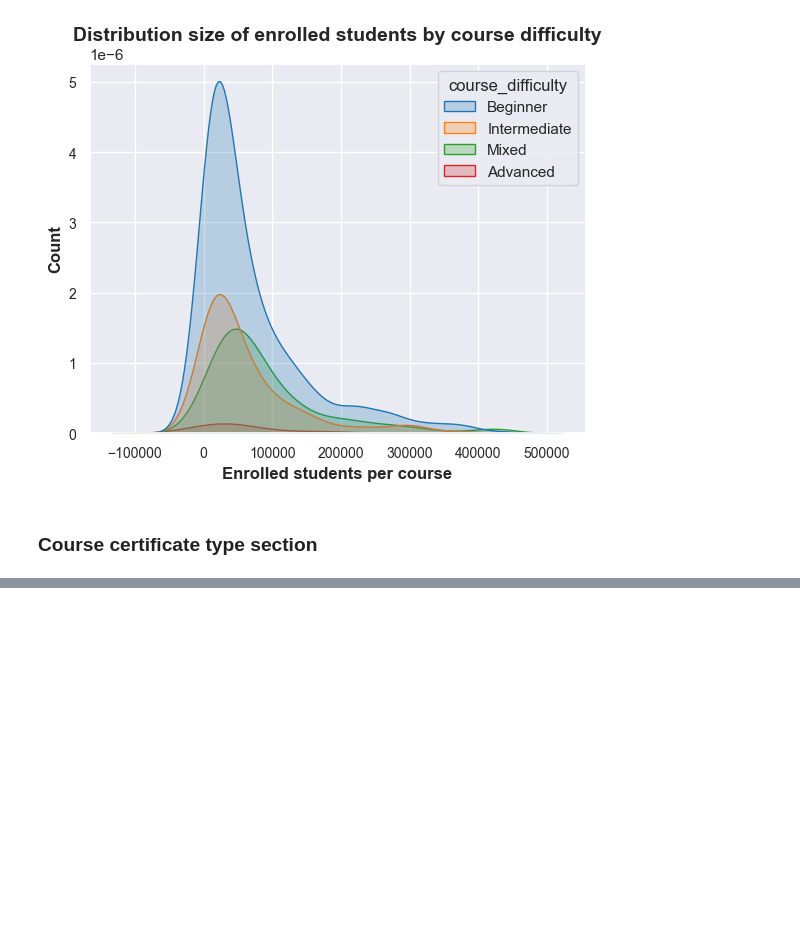
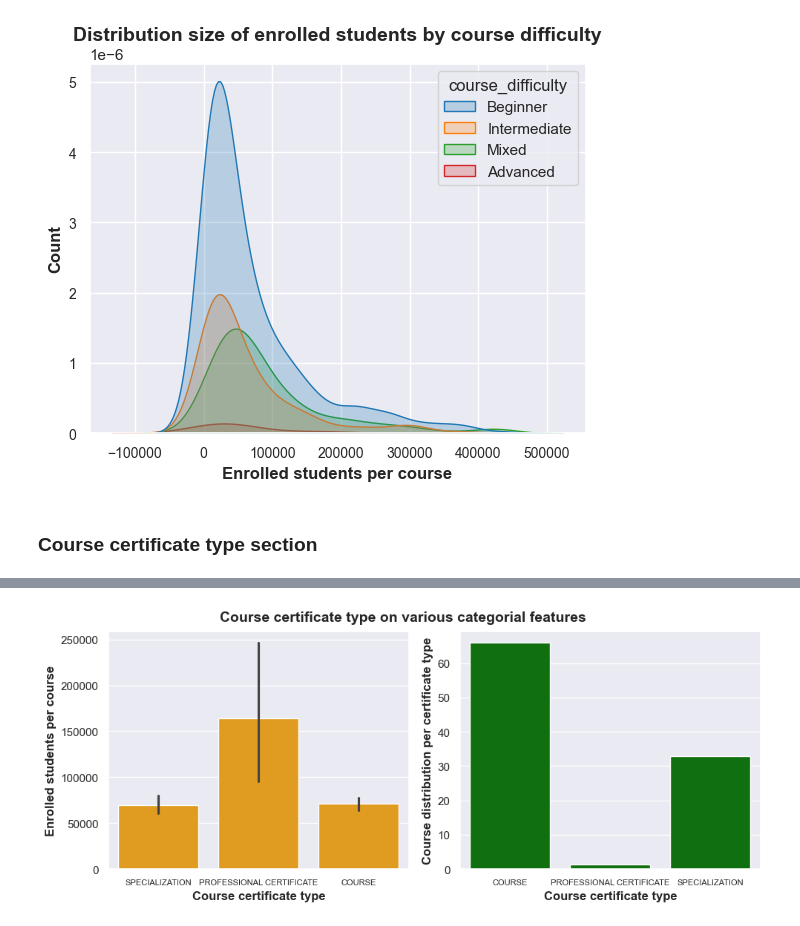
Before and after one commit to ShariYo/Modul1_Sprint3, a Jupyter notebook: project/main.ipynb, the cells around one changed output, grey strips where cells are left out. Saved outputs shown, nothing was run; the diff lists cells and outputs as text; code cells hidden in the pictures; blank space fills up the shorter version.

```diff
--- a/project/main.ipynb
+++ b/project/main.ipynb
@@ -477,0 +497,6 @@ plt.show()
+# %%
+choose_by_type = prep_df[["course_title", "course_certificate_type"]].groupby("course_certificate_type").count()
+courses = prep_df.index.max()
+choose_by_type["percentage"] = choose_by_type["course_title"].apply(lambda x:round(x * 100 / courses, 2))
+
+choose_by_type
@@ -477,0 +509,28 @@ plt.show()
+# %%
+sns.set_style("darkgrid")
+sns.set_context("notebook")
+
+fig, ax = plt.subplots(1, 2, figsize=(10, 4))
+
+sns.barplot(prep_df, x="course_certificate_type", y="course_students_enrolled", ax=ax[0], color="orange")
+ax[0].set_xlabel("Course certificate type", fontweight="bold")
+ax[0].set_ylabel("Enrolled students per course", fontweight="bold")
+ax[0].set_xticks(ax[0].get_xticks())
+ax[0].set_xticklabels(ax[0].get_xticklabels(), fontsize=8)
+
+sns.barplot(choose_by_type, x=choose_by_type.index, y="percentage", ax=ax[1], color="green")
+ax[1].set_xlabel("Course certificate type", fontweight="bold")
+ax[1].set_ylabel("Course distribution per certificate type", fontweight="bold")
+ax[1].set_xticks(ax[1].get_xticks())
+ax[1].set_xticklabels(ax[1].get_xticklabels(), fontsize=8)
+
+plt.tight_layout()
+fig.suptitle("Course certificate type on various categorial features",
+             size=14,
+             fontweight="bold",
+             ha="center",
+             va="bottom")
+
+plt.show()
+# %% [output]
+[figure, added]
```
Also changed, not shown: parts of 10 cells of this notebook.
